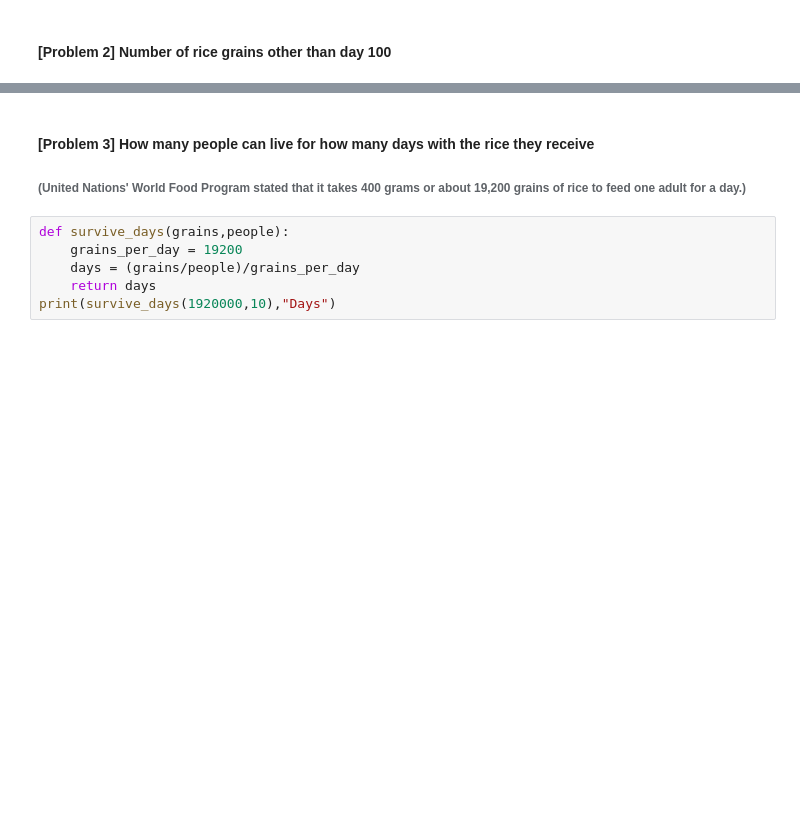
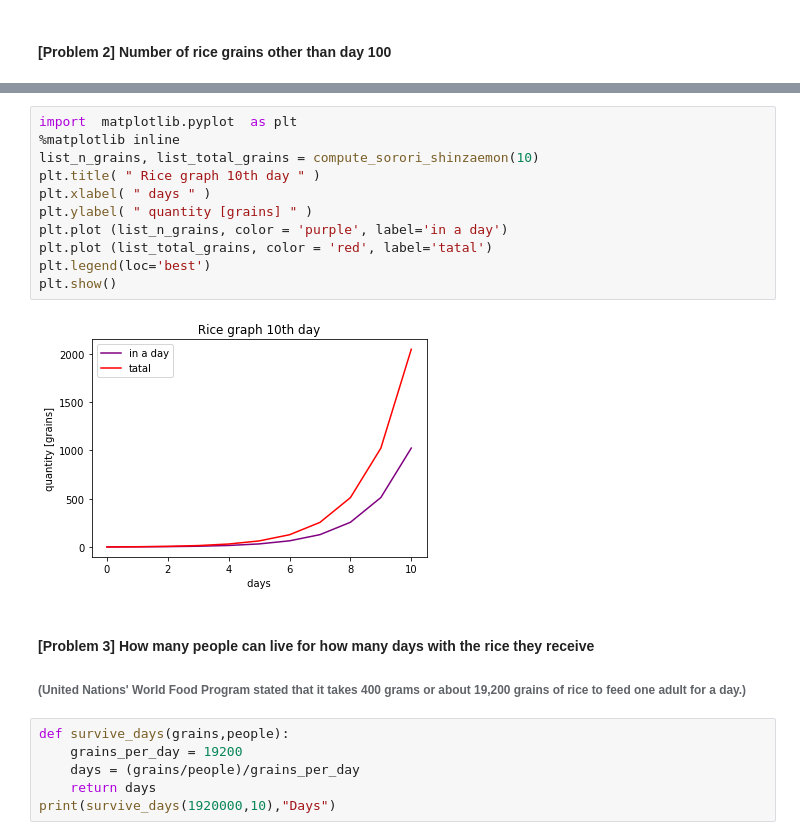
Before and after one commit to ntjules/DIC_AI, a Jupyter notebook: week1_class/ Week1_Class_Exercise_1 .ipynb, the cells around one changed output, grey strips where cells are left out. Saved outputs shown, nothing was run; the diff lists cells and outputs as text; blank space fills up the shorter version.

```diff
--- a/week1_class/ Week1_Class_Exercise_1 .ipynb
+++ b/week1_class/ Week1_Class_Exercise_1 .ipynb
@@ -27,3 +41,16 @@ list of total grains every day:  [1, 3, 7, 15, 31, 63, 127, 255, 511, 1023, 2047
+# %%
+import  matplotlib.pyplot  as plt
+%matplotlib inline
+list_n_grains, list_total_grains = compute_sorori_shinzaemon(10)
+plt.title( " Rice graph 10th day " )
+plt.xlabel( " days " )
+plt.ylabel( " quantity [grains] " )
+plt.plot (list_n_grains, color = 'purple', label='in a day')
+plt.plot (list_total_grains, color = 'red', label='tatal')
+plt.legend(loc='best')
+plt.show()
+# %% [output]
+[figure, added]
 # %% [markdown]
 <h4> [Problem 3] How many people can live for how many days with the rice they receive</h4>
 
```
Also changed, not shown: parts of 3 cells of this notebook.
